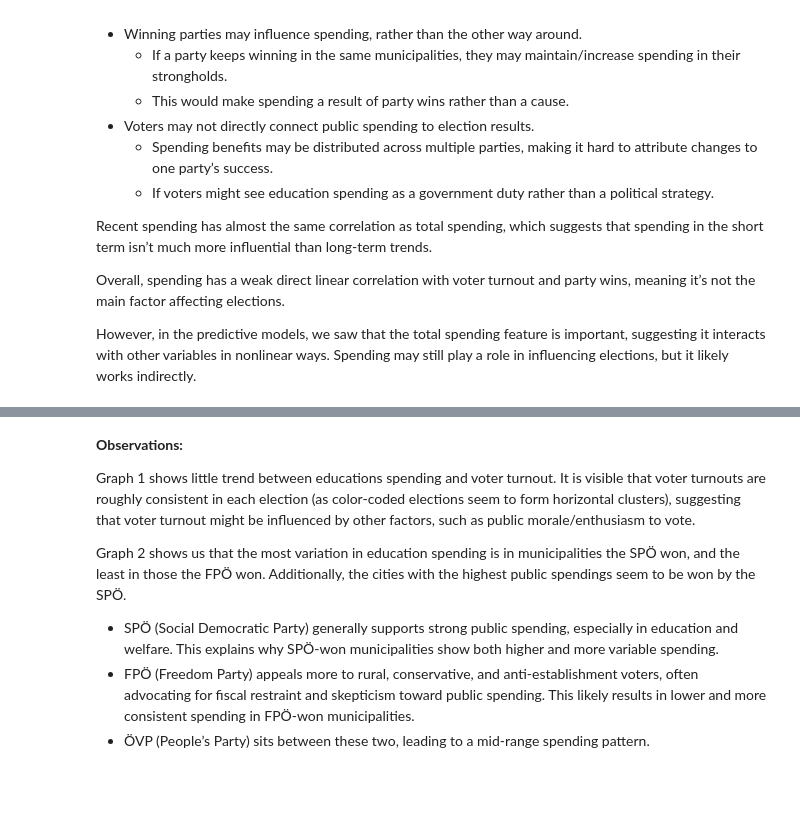
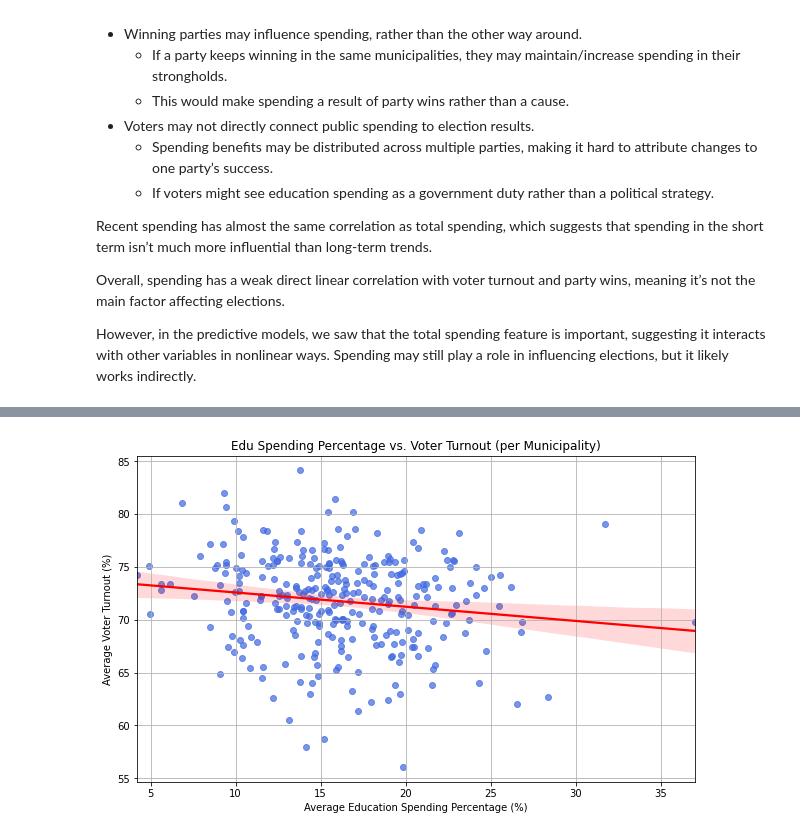
Before and after one commit to richietk/spark_project, a Jupyter notebook: spending_turnout.ipynb, the cells around one changed output, grey strips where cells are left out. Saved outputs shown, nothing was run; the diff lists cells and outputs as text; code cells hidden in the pictures; blank space fills up the shorter version.

```diff
--- a/spending_turnout.ipynb
+++ b/spending_turnout.ipynb
@@ -161,9 +105,18 @@ plt.show()
-# %% [markdown]
-**Observations:**
-
-Graph 1 shows little trend between educations spending and voter turnout. It is visible that voter turnouts are roughly consistent in each election (as color-coded elections seem to form horizontal clusters), suggesting that voter turnout might be influenced by other factors, such as public morale/enthusiasm to vote.
-
-Graph 2 shows us that the most variation in education spending is in municipalities the SPÖ won, and the least in those the FPÖ won. Additionally, the cities with the highest public spendings seem to be won by the SPÖ.
-- SPÖ (Social Democratic Party) generally supports strong public spending, especially in education and welfare. This explains why SPÖ-won municipalities show both higher and more variable spending.
-- FPÖ (Freedom Party) appeals more to rural, conservative, and anti-establishment voters, often advocating for fiscal restraint and skepticism toward public spending. This likely results in lower and more consistent spending in FPÖ-won municipalities.
-- ÖVP (People’s Party) sits between these two, leading to a mid-range spending pattern.
+# %%
+# convert data to Pandas for visualization
+data_pct_pdf = data_pct_vs_turnout.toPandas() # %
+data_pc_pdf = data_pc_vs_turnout.toPandas() # per capita
+wins_pdf = total_wins.toPandas()
+merged_pdf = merged_data.toPandas()
+
+# edu spending % vs. voter turnout
+plt.figure(figsize=(10, 6))
+sns.regplot(data=data_pct_pdf, x="Avg_Edu_Spending_Percentage", y="Avg_Turnout",
+            color="royalblue", scatter_kws={"alpha": 0.7}, line_kws={"color": "red"})
+plt.xlabel("Average Education Spending Percentage (%)")
+plt.ylabel("Average Voter Turnout (%)")
+plt.title("Edu Spending Percentage vs. Voter Turnout (per Municipality)")
+plt.grid(True)
+plt.show()
+# %% [output]
+[figure, added]
```
Also changed, not shown: parts of 18 cells of this notebook, 9 other files.
